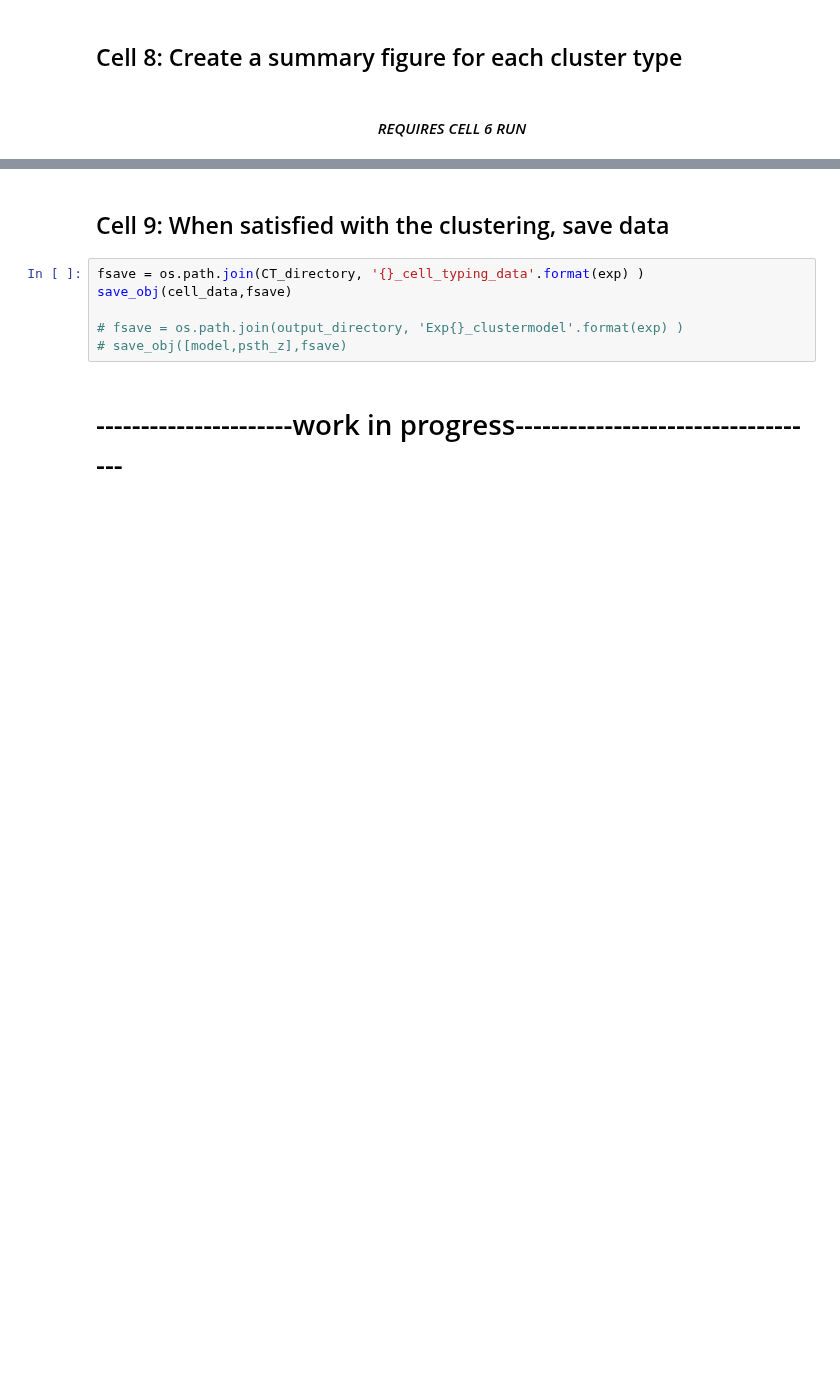
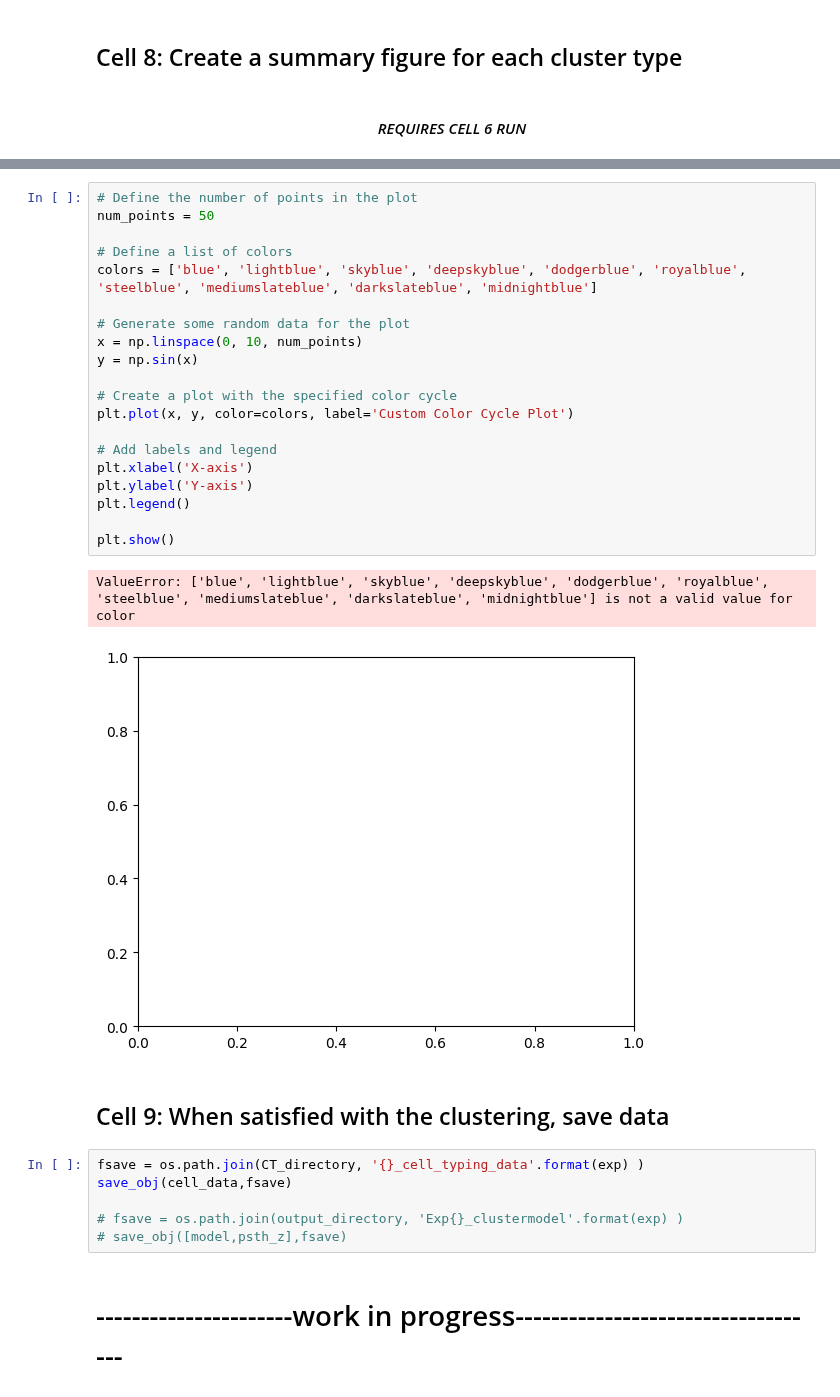
Before and after one commit to retinal-information-processing-lab/Standard_analysis_pipeline, a Jupyter notebook: 4-Chirp+Cell Typing.ipynb, the cells around one changed output, grey strips where cells are left out. Drawn from its saved outputs; the diff is of its cells as text; blank space fills up the shorter version.

```diff
--- a/4-Chirp+Cell Typing.ipynb
+++ b/4-Chirp+Cell Typing.ipynb
@@ -761,6 +778,29 @@ Number of cells in cluster 39: 2
 Number of cells in cluster 40: 3
 Number of cells in cluster 41: 2
 Number of cells in cluster 42: 1
+# %%
+# Define the number of points in the plot
+num_points = 50
+
+# Define a list of colors
+colors = ['blue', 'lightblue', 'skyblue', 'deepskyblue', 'dodgerblue', 'royalblue', 'steelblue', 'mediumslateblue', 'darkslateblue', 'midnightblue']
+
+# Generate some random data for the plot
+x = np.linspace(0, 10, num_points)
+y = np.sin(x)
+
+# Create a plot with the specified color cycle
+plt.plot(x, y, color=colors, label='Custom Color Cycle Plot')
+
+# Add labels and legend
+plt.xlabel('X-axis')
+plt.ylabel('Y-axis')
+plt.legend()
+
+plt.show()
+# %% [output]
+ValueError: ['blue', 'lightblue', 'skyblue', 'deepskyblue', 'dodgerblue', 'royalblue', 'steelblue', 'mediumslateblue', 'darkslateblue', 'midnightblue'] is not a valid value for color
+[figure, added]
 # %% [markdown]
 ## Cell 9: When satisfied with the clustering, save data
 # %%
```
Also changed, not shown: parts of 4 cells of this notebook.
